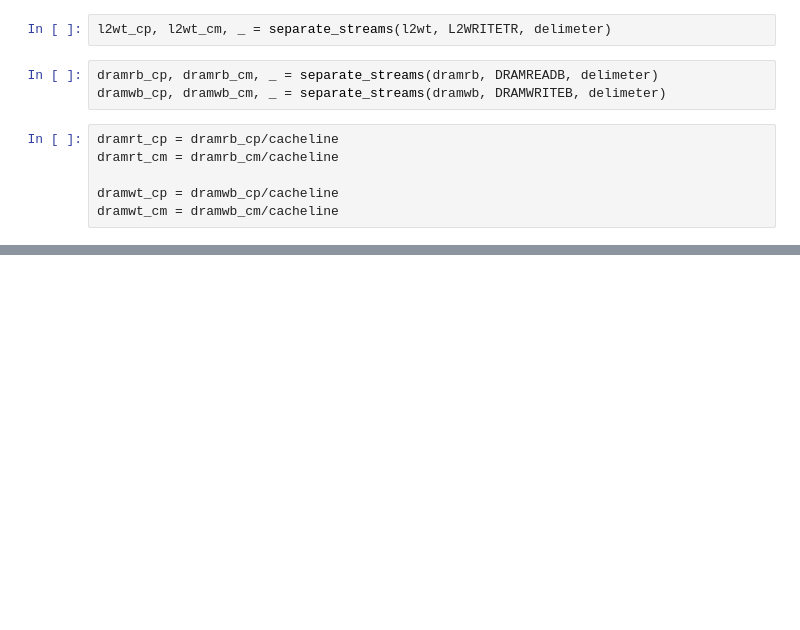
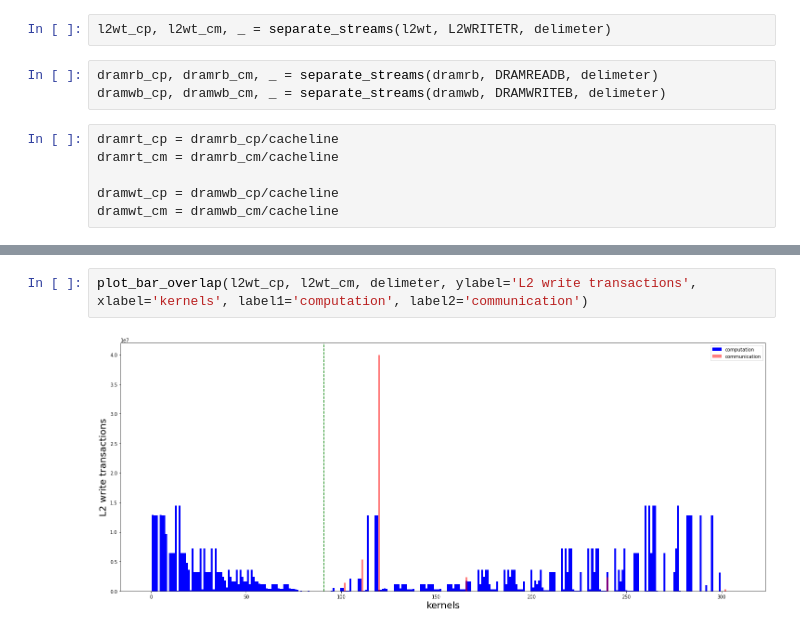
Before and after one commit to Yassawe/cacheThrashingVisualization, a Jupyter notebook: computevscomm.ipynb, the cells around one changed output, grey strips where cells are left out. Saved outputs shown, nothing was run; the diff lists cells and outputs as text; blank space fills up the shorter version.

```diff
--- a/computevscomm.ipynb
+++ b/computevscomm.ipynb
@@ -58,0 +65,4 @@ plot_bar_overlap(l2rt_cp, l2rt_cm, delimeter, ylabel='L2 read transactions', xla
+# %%
+plot_bar_overlap(l2wt_cp, l2wt_cm, delimeter, ylabel='L2 write transactions', xlabel='kernels', label1='computation', label2='communication')
+# %% [output]
+[figure, added]
```
Also changed, not shown: parts of 5 cells of this notebook, 1 other file.
